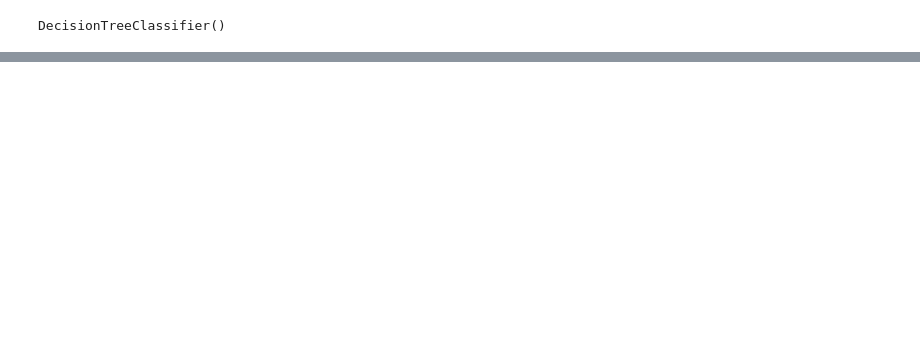
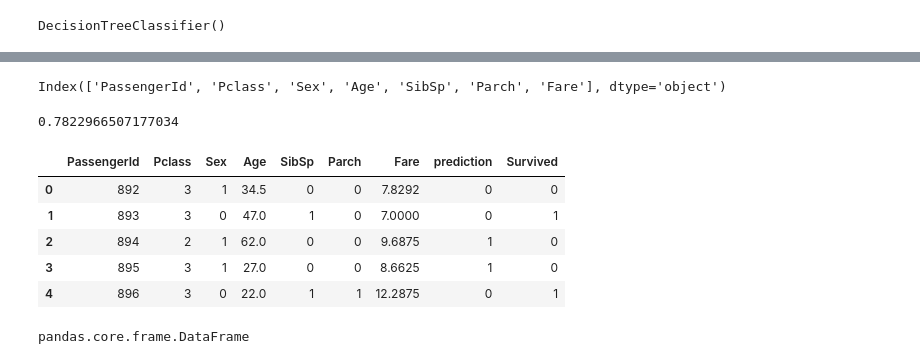
Before and after one commit to PatheticOTD/titanic, a Jupyter notebook: titanic.ipynb, the cells around one changed output, grey strips where cells are left out. Cells and saved outputs as stored; diff of their text form; code cells hidden in the pictures; blank space fills up the shorter version.

```diff
--- a/titanic.ipynb
+++ b/titanic.ipynb
@@ -97,0 +109,2 @@ DecisionTreeClassifier()
+# %%
+test.Sex = test.Sex.map({'male':1, 'female':0})
@@ -97,0 +120,2 @@ DecisionTreeClassifier()
+# %%
+pred = tree.predict(test.loc[:, test.columns != 'PassengerId'])
@@ -97,0 +138,8 @@ DecisionTreeClassifier()
+# %%
+test.columns
+# %% [output]
+Index(['PassengerId', 'Pclass', 'Sex', 'Age', 'SibSp', 'Parch', 'Fare'], dtype='object')
+# %%
+test = test.assign(prediction = pred)
+# %%
+test = test.merge(gen_sub, left_on = 'PassengerId', right_on= 'PassengerId')
@@ -97,0 +148,13 @@ DecisionTreeClassifier()
+# %%
+accuracy_score(test.Survived, test.prediction)
+# %% [output]
+0.7822966507177034
+# %%
+test.head()
+# %% [output]
+|  | PassengerId | Pclass | Sex | Age | SibSp | Parch | Fare | prediction | Survived |
+| 0 | 892 | 3 | 1 | 34.5 | 0 | 0 | 7.8292 | 0 | 0 |
+| 1 | 893 | 3 | 0 | 47.0 | 1 | 0 | 7.0000 | 0 | 1 |
+| 2 | 894 | 2 | 1 | 62.0 | 0 | 0 | 9.6875 | 1 | 0 |
+| 3 | 895 | 3 | 1 | 27.0 | 0 | 0 | 8.6625 | 1 | 0 |
+| 4 | 896 | 3 | 0 | 22.0 | 1 | 1 | 12.2875 | 0 | 1 |
@@ -97,0 +165,4 @@ DecisionTreeClassifier()
+# %%
+type(p)
+# %% [output]
+pandas.core.frame.DataFrame
```
Also changed, not shown: parts of 15 cells of this notebook.
